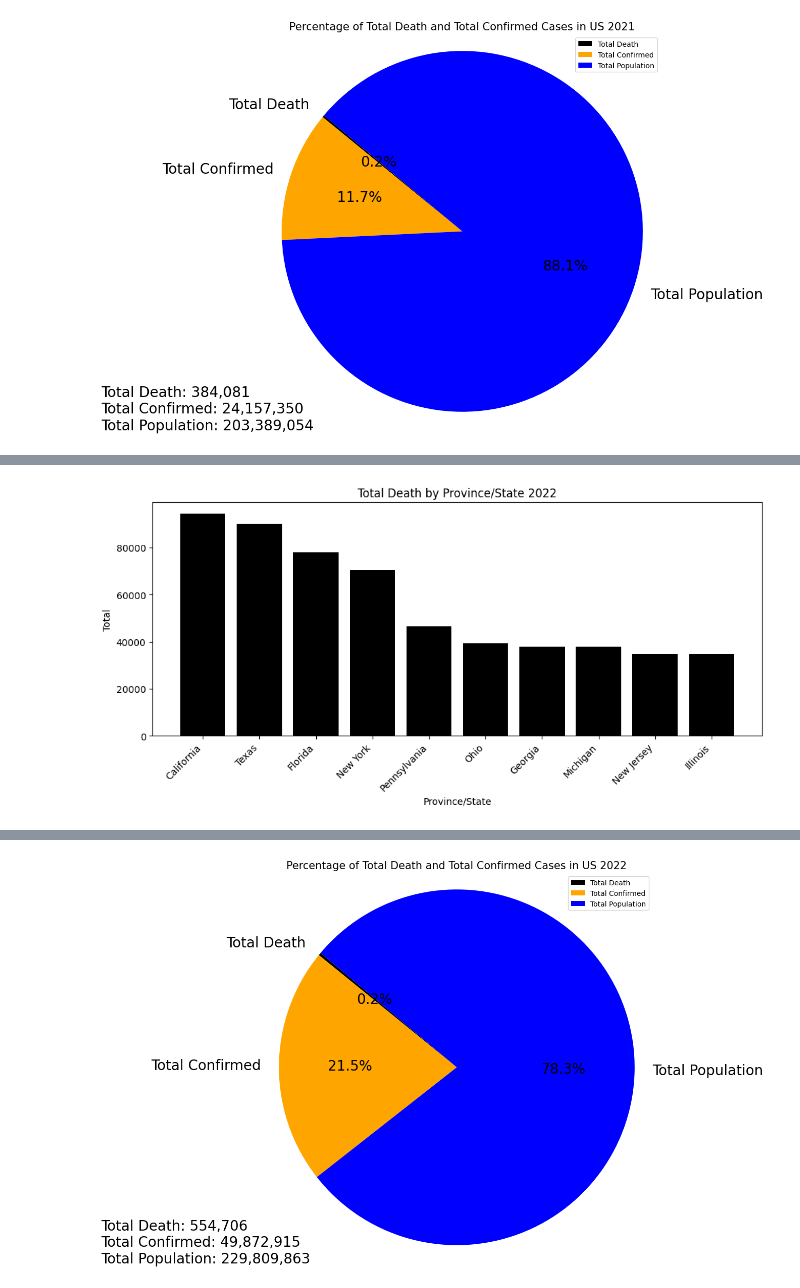
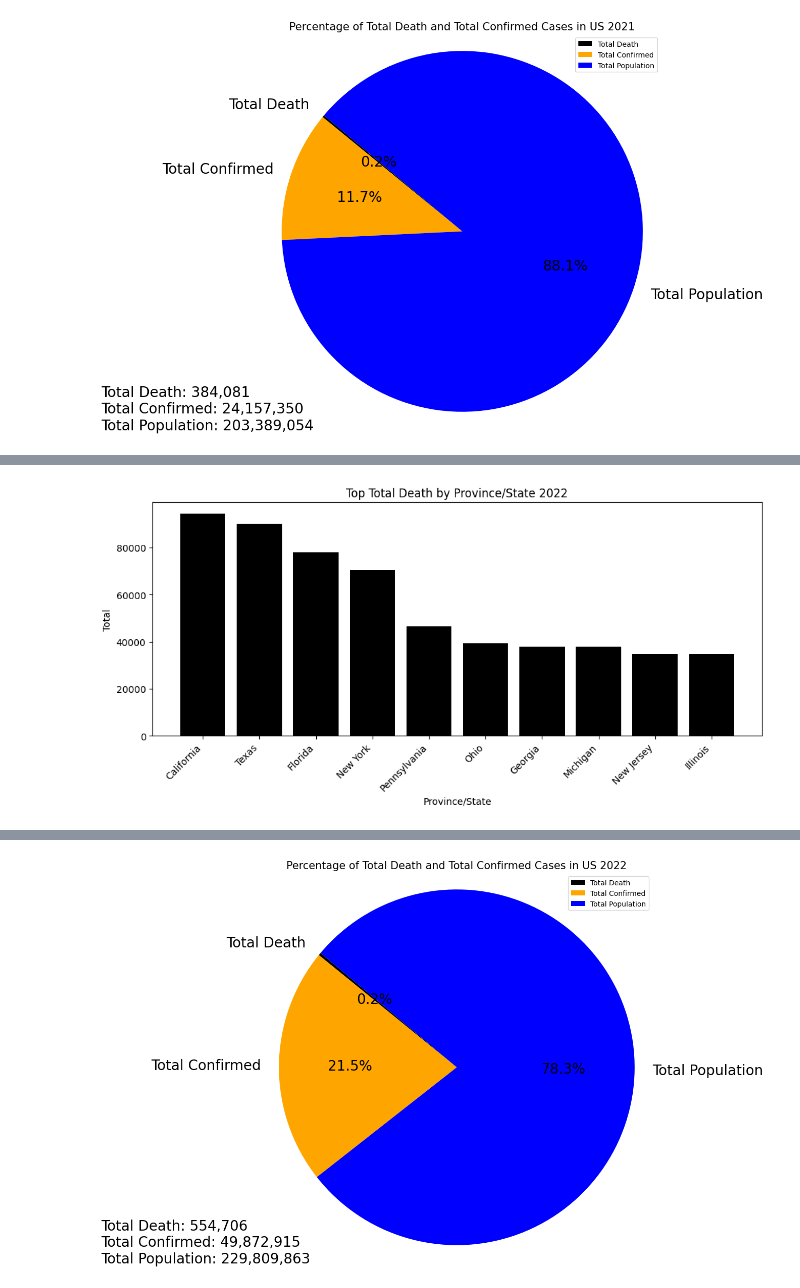
Before and after one commit to AppleBoiy/cs203-c19-analysis, a Jupyter notebook: code/ranking.ipynb, the cells around one changed output, grey strips where cells are left out. Saved outputs shown, nothing was run; the diff lists cells and outputs as text; code cells hidden in the pictures.

```diff
--- a/code/ranking.ipynb
+++ b/code/ranking.ipynb
@@ -333,22 +333,22 @@ plt.show()
 # %%
 state_df = df.groupby('Province/State')[['Total Death', 'Total Confirmed']].sum().reset_index()
 state_df = state_df.sort_values(by='Total Death', ascending=False)
 
 state_df = state_df.head(10)
 plt.figure(figsize=(10, 5))
 
 plt.bar(state_df['Province/State'], state_df['Total Death'], color='black', label='Total Death')
 
 plt.xlabel('Province/State')
 plt.ylabel('Total')
-plt.title('Total Death by Province/State 2022')
+plt.title('Top Total Death by Province/State 2022')
 
 plt.xticks(rotation=45, ha="right")
 
 plt.tight_layout()
 plt.show()
 # %% [output]
-[figure, old version]
+[figure, new version]
 # %%
 state_df = df.groupby('Province/State')[['Total Death', 'Total Confirmed']].sum().reset_index()
 state_df = state_df.sort_values(by='Total Confirmed', ascending=False)
```
Also changed, not shown: parts of 7 cells of this notebook.
